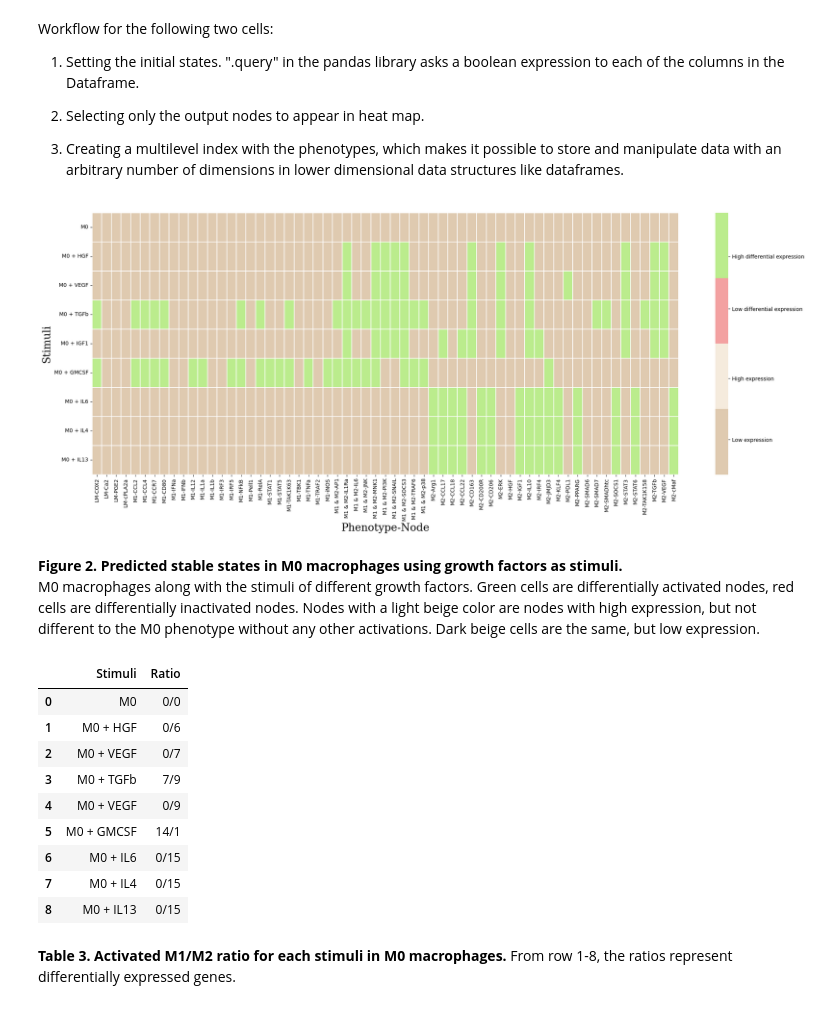
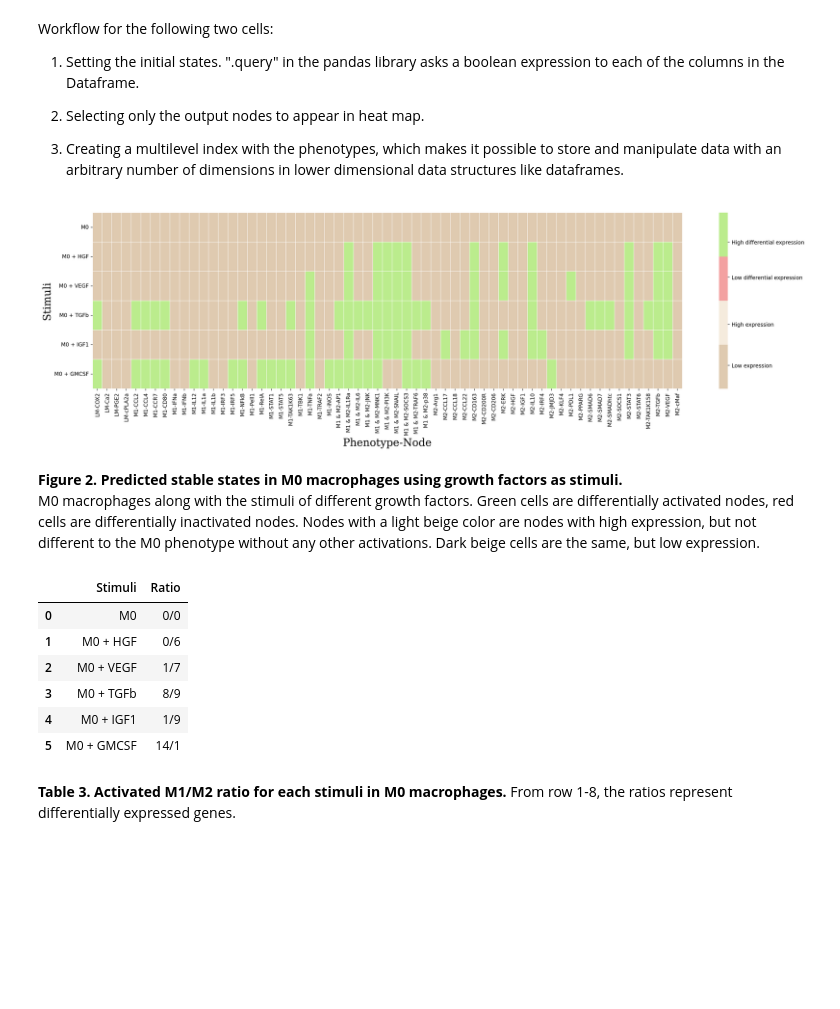
Before and after one commit to Karinaovedal/Master-thesis, a Jupyter notebook: MacPol 2.0.ipynb, the cells around one changed output. Cells and saved outputs as stored; diff of their text form; code cells hidden in the pictures; blank space fills up the shorter version.

```diff
--- a/MacPol 2.0.ipynb
+++ b/MacPol 2.0.ipynb
@@ -300,23 +286,11 @@ M0_GMCSF = fix_df.query(inpM0_GMCSF)
 M0_GMCSF = M0_GMCSF[markers]
 M0_GMCSF.columns = pd.MultiIndex.from_arrays(phen_arrays, names= ['Phenotype', 'Node'])
 
-M0_IL6 = fix_df.query(inpM0_IL6)
-M0_IL6 = M0_IL6[markers]
-M0_IL6.columns = pd.MultiIndex.from_arrays(phen_arrays, names= ['Phenotype', 'Node'])
 
-M0_IL4 = fix_df.query(inpM0_IL4)
-M0_IL4 = M0_IL4[markers]
-M0_IL4.columns = pd.MultiIndex.from_arrays(phen_arrays, names= ['Phenotype', 'Node'])
-
-M0_IL13 = fix_df.query(inpM0_IL13)
-M0_IL13 = M0_IL13[markers]
-M0_IL13.columns = pd.MultiIndex.from_arrays(phen_arrays, names= ['Phenotype', 'Node'])
-
-
-frames = [M0_ON, M0_HGF, M0_VEGF, M0_TGFb, M0_IGF1, M0_GMCSF, M0_IL6, M0_IL4, M0_IL13]
+frames = [M0_ON, M0_HGF, M0_VEGF, M0_TGFb, M0_IGF1, M0_GMCSF]
 
 # Concatenating all the filtered dataframes into one large dataframe
-results = pd.concat(frames, keys=["M0", "M0 + HGF", "M0 + VEGF", "M0 + TGFb", "M0 + IGF1", "M0 + GMCSF", "M0 + IL6", "M0 + IL4", "M0 + IL13"])
+results = pd.concat(frames, keys=["M0", "M0 + HGF", "M0 + VEGF", "M0 + TGFb", "M0 + IGF1", "M0 + GMCSF"])
 
 # Resetting the index to move the stimuli names to columns
 results.reset_index(inplace=True)
@@ -324,35 +298,35 @@ results.reset_index(inplace=True)
 # Lexsorting the MultiIndex
 results = results.sort_index(axis=1)
 
-fig, ax = plt.subplots(figsize=(25, 9))
+fig, ax = plt.subplots(figsize=(25, 6), dpi=200)
 
 # Filter the DataFrame to keep only the columns representing the data for the heatmap
 M0data = results.drop(['level_0', 'level_1'], axis=1)
 
 # Giving nodes with differential expression from M0 values =2 if overexpressed and =3 if underexpressed.
 M0data = format_diff_expression(M0data)
 
 
 M0map = sns.heatmap(M0data, cmap = cmap, square = False,
                     linewidth=0.1, cbar_kws={"shrink": 1})
 
 # Manually specifying discrete legend labelling
 colorbar = ax.collections[0].colorbar
 colorbar.set_ticks([0.4, 1.1, 1.9, 2.5])
 colorbar.set_ticklabels(['Low expression', 'High expression', 'Low differential expression',
                          'High differential expression'])
 
 
 # Setting y-axis labels using the 'level_0' column which contains the stimuli names
 M0map.set_yticklabels(results['level_0'].values, rotation=0)
 
 M0map.set_ylabel("Stimuli", fontsize=20, font="Serif" )
 M0map.set_xlabel("Phenotype-Node", fontsize=20, font="Serif")
 
 
 plt.show()
 # %% [output]
-[figure, old version]
+[figure, new version]
 # %% [markdown]
 **Figure 2. Predicted stable states in M0 macrophages using growth factors as stimuli.**
 <br>M0 macrophages along with the stimuli of different growth factors.
@@ -361,20 +335,17 @@ Green cells are differentially activated nodes, red cells are differentially ina
 # CALCULATING THE RATIO OF ACTIVATED M1 VS M2 NODES
 
 # Creating a list of stimulis
-stimulis = ['M0', 'M0 + HGF', 'M0 + VEGF', 'M0 + TGFb', 'M0 + VEGF', 'M0 + GMCSF', 'M0 + IL6', 'M0 + IL4', 'M0 + IL13']
+stimulis = ['M0', 'M0 + HGF', 'M0 + VEGF', 'M0 + TGFb', 'M0 + IGF1', 'M0 + GMCSF']
 
 ratio(M0data, stimulis)
 # %% [output]
 |  | Stimuli | Ratio |
 | 0 | M0 | 0/0 |
 | 1 | M0 + HGF | 0/6 |
-| 2 | M0 + VEGF | 0/7 |
-| 3 | M0 + TGFb | 7/9 |
-| 4 | M0 + VEGF | 0/9 |
+| 2 | M0 + VEGF | 1/7 |
+| 3 | M0 + TGFb | 8/9 |
+| 4 | M0 + IGF1 | 1/9 |
 | 5 | M0 + GMCSF | 14/1 |
-| 6 | M0 + IL6 | 0/15 |
-| 7 | M0 + IL4 | 0/15 |
-| 8 | M0 + IL13 | 0/15 |
 # %% [markdown]
 **Table 3. Activated M1/M2 ratio for each stimuli in M0 macrophages.** From row 1-8, the ratios represent differentially expressed genes.
 # %%
```
Also changed, not shown: parts of 15 cells of this notebook, 9 other files.
